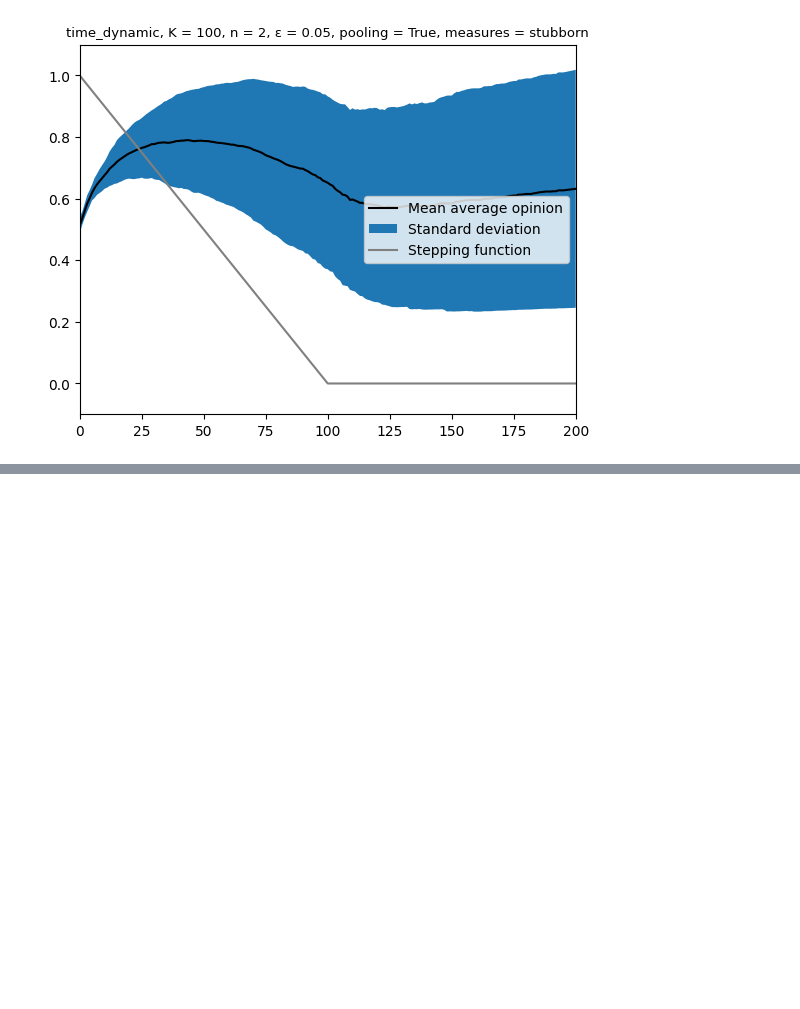
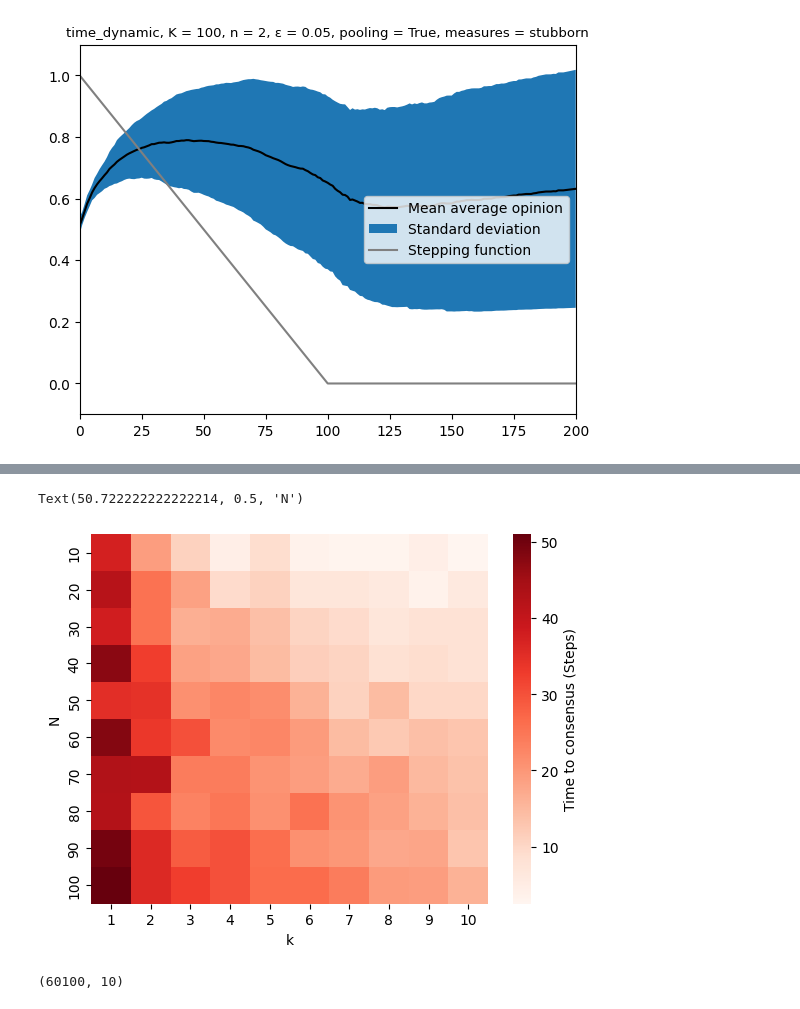
Before and after one commit to TheoLeVay1/Dynamic-Environments-in-Best-of-N, a Jupyter notebook: Model_experimentation.ipynb, the cells around one changed output, grey strips where cells are left out. Cells and saved outputs as stored; diff of their text form; code cells hidden in the pictures; blank space fills up the shorter version.

Commit message:
Figures and dataframes generation

```diff
--- a/Model_experimentation.ipynb
+++ b/Model_experimentation.ipynb
@@ -8,7 +3,7 @@ NameError: name 'results_df' is not defined
 # %% [markdown]
 Let's find time to convergence. Defined as the 'Step' when convergence is reached
 # %%
-params = {"K": 100, "n": 3, "w": np.linspace(0,1,10), "alpha": 0.1, "epsilon" : 0.02, "pooling" : True, "uniform" : False}
+params = {"N": 100, "k": 3, "w": np.linspace(0,1,10), "alpha": 0.1, "epsilon" : 0.02, "pooling" : True, "uniform" : False}
 
 iterations = 1
 
@@ -43,5 +38,5 @@ plt.legend(loc = 4)
 plt.xlabel("SProdOp parameter $w$")
 plt.ylabel("Time to consenus")
 
-plt.savefig("Figures/Varied_av_op_plots/.pdf")
+# plt.savefig("Figures/Varied_av_op_plots/.pdf")
 # %% [output]
@@ -196,0 +231,16 @@ plt.savefig("Figures/Varied_av_op_plots/Time_dynamic/Time_dynamic_stubborn/w_" +
+# %%
+sns.heatmap(data_mat, cmap = 'Reds', xticklabels = params['k'],
+            yticklabels = params['N'], cbar_kws={'label': 'Time to consensus (Steps)'})
+plt.xlabel('k')
+plt.ylabel('N')
+# %% [output]
+Text(50.722222222222214, 0.5, 'N')
+[figure, added]
+# %%
+desired_cols = ['iteration', 'Step', 'k', 'w', 'Average_opinion', 'Option 0 quality',
+               'Option 1 quality', 'Opinion', 'Majority', 'Dynamic_Majority']
+
+results_df = results_df.loc[:,desired_cols]
+results_df.shape
+# %% [output]
+(60100, 10)
```
Also changed, not shown: parts of 5 cells of this notebook, 44 other files.
